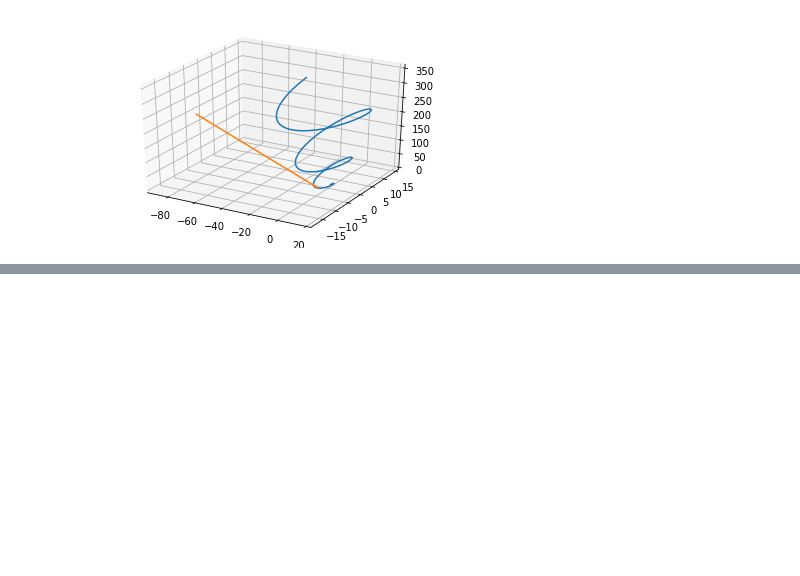
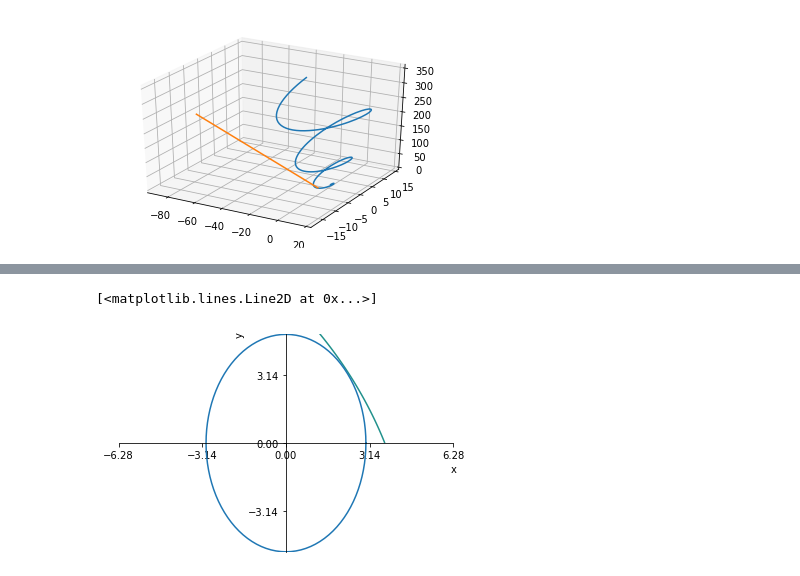
Before and after one commit to Zhurp2020/NLP-from-scratch, a Jupyter notebook: Thomas Calculus/Chapter 13 code.ipynb, the cells around one changed output, grey strips where cells are left out. Cells and saved outputs as stored; diff of their text form; code cells hidden in the pictures; blank space fills up the shorter version.

```diff
--- a/Thomas Calculus/Chapter 13 code.ipynb
+++ b/Thomas Calculus/Chapter 13 code.ipynb
@@ -34,0 +109,15 @@ ax.plot(x2,y2,z2)
+# %%
+t = np.linspace(0,2*np.pi,101)
+x = 3*np.cos(t)
+y = 5*np.sin(t)
+def f(a,b):
+    return (a - (15*np.sqrt(2)-85*np.sqrt(34))/30)**2 + (b - (75*np.sqrt(2)-51*np.sqrt(34))/30)**2 - 17**3/(15**2)
+pter = FunctionPlotter(f, domain=3,CustomDomain=t,
+    ticks=[np.linspace(-2*np.pi,2*np.pi,5),np.linspace(-2*np.pi,2*np.pi,5)],
+    lim=[(-2*np.pi,2*np.pi),(-5,5)])
+#pter.canvas()
+pter.PlotContour()
+pter.ax.plot(x,y)
+# %% [output]
+[<matplotlib.lines.Line2D at 0x...>]
+[figure, added]
```
Also changed, not shown: parts of 2 cells of this notebook, 2 other files.
